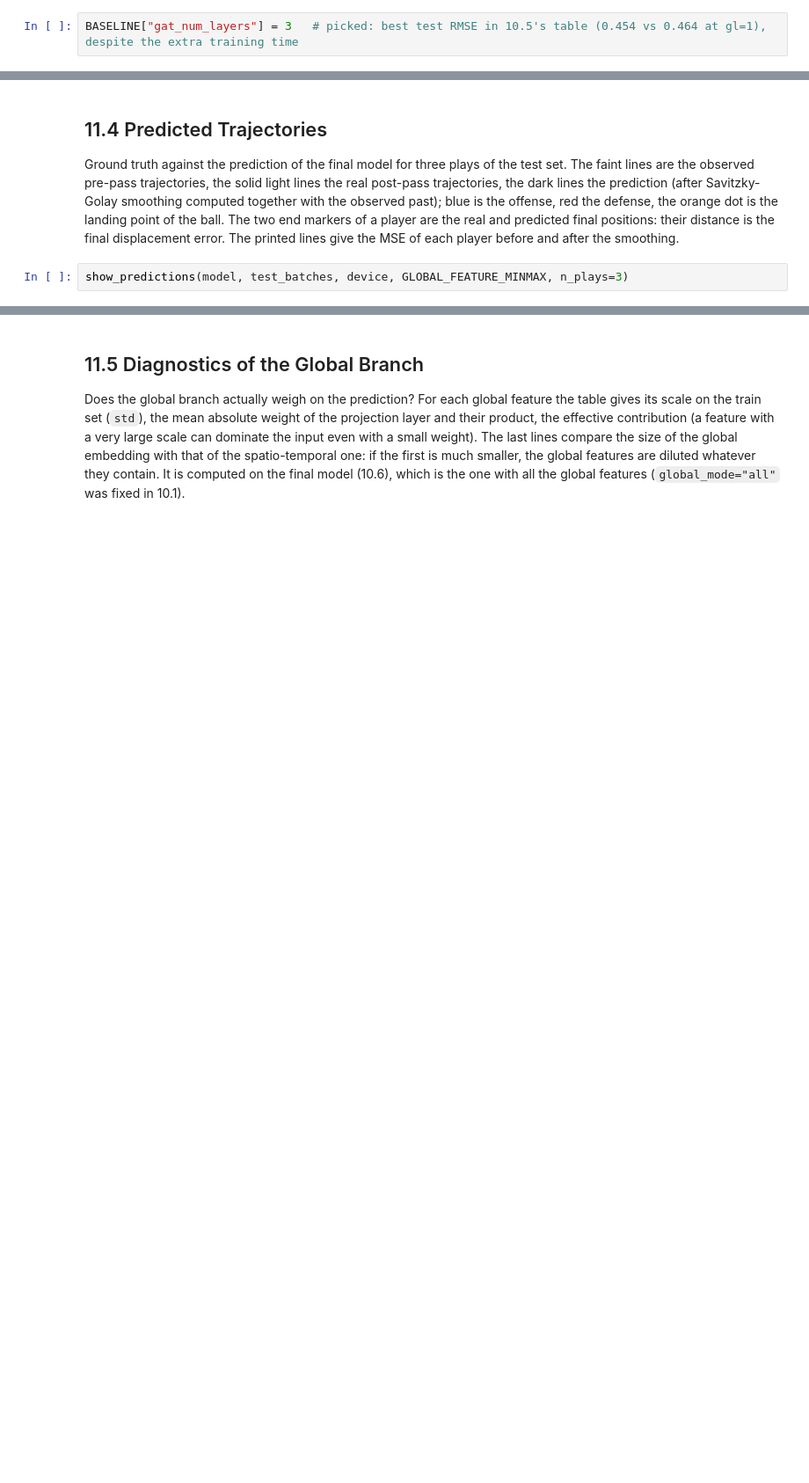
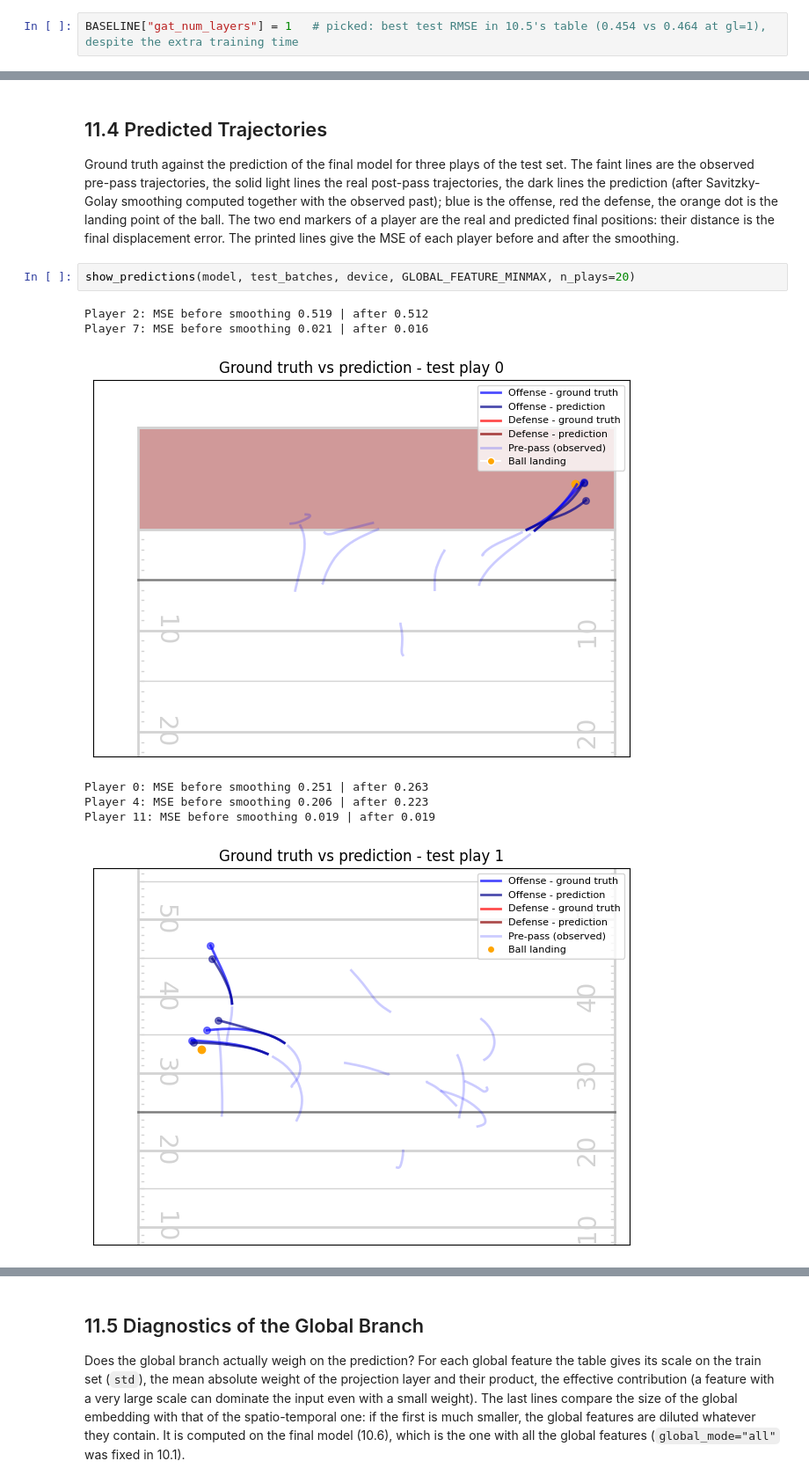
Before and after one commit to GioPonzu/NFL-BDB-26, a Jupyter notebook: nfl_2026_bdb_script_final.ipynb, the cells around one changed output, grey strips where cells are left out. Shown at 88% size. Drawn from its saved outputs; the diff is of its cells as text; blank space fills up the shorter version.

```diff
--- a/nfl_2026_bdb_script_final.ipynb
+++ b/nfl_2026_bdb_script_final.ipynb
@@ -1028,5 +1102,5 @@ run_stage(runner, BASELINE, "gat_num_layers", GAT_NUM_LAYERS_GRID, verbose= True
 # %%
-BASELINE["gat_num_layers"] = 3   # picked: best test RMSE in 10.5's table (0.454 vs 0.464 at gl=1), despite the extra training time
+BASELINE["gat_num_layers"] = 1   # picked: best test RMSE in 10.5's table (0.454 vs 0.464 at gl=1), despite the extra training time
 # %% [markdown]
 ## 10.6 Assembling the Final Model
 
@@ -1100,4 +1242,12 @@ for axis in STUDIES:
 
 Ground truth against the prediction of the final model for three plays of the test set. The faint lines are the observed pre-pass trajectories, the solid light lines the real post-pass trajectories, the dark lines the prediction (after Savitzky-Golay smoothing computed together with the observed past); blue is the offense, red the defense, the orange dot is the landing point of the ball. The two end markers of a player are the real and predicted final positions: their distance is the final displacement error. The printed lines give the MSE of each player before and after the smoothing.
 # %%
-show_predictions(model, test_batches, device, GLOBAL_FEATURE_MINMAX, n_plays=3)
+show_predictions(model, test_batches, device, GLOBAL_FEATURE_MINMAX, n_plays=20)
+# %% [output]
+Player 2: MSE before smoothing 0.519 | after 0.512
+Player 7: MSE before smoothing 0.021 | after 0.016
+[figure, added]
+Player 0: MSE before smoothing 0.251 | after 0.263
+Player 4: MSE before smoothing 0.206 | after 0.223
+Player 11: MSE before smoothing 0.019 | after 0.019
+[figure, added]
```
Also changed, not shown: parts of 26 cells of this notebook.
